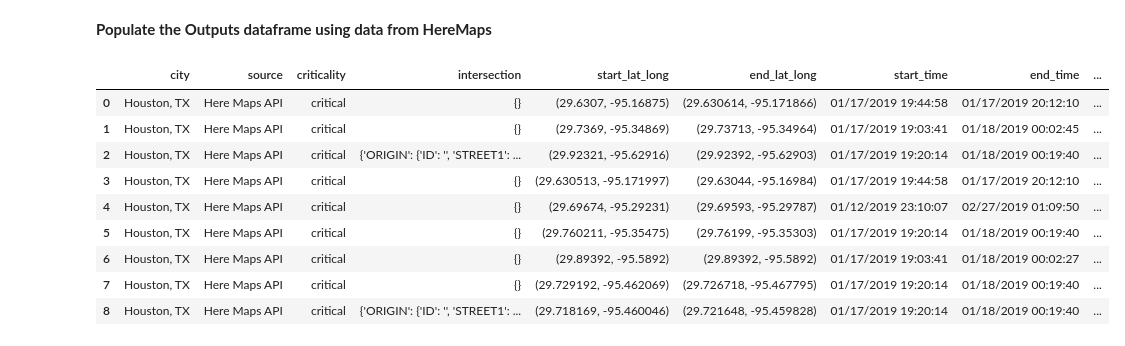
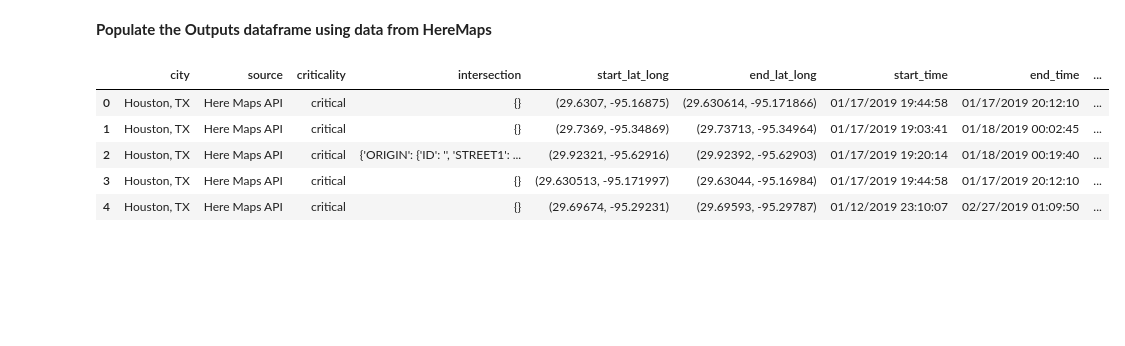
Before and after one commit to balak4/Optimizing-Evac-Routes, a Jupyter notebook: notebooks/data-collection-and-cleaning/1.0-bk-heremaps-data-extraction.ipynb, the cells around one changed output. Drawn from its saved outputs; the diff is of its cells as text; code cells hidden in the pictures; blank space fills up the shorter version.

```diff
--- a/notebooks/1.0-bk-heremaps-data-extraction.ipynb
+++ b/notebooks/data-collection-and-cleaning/1.0-bk-heremaps-data-extraction.ipynb
@@ -216,18 +217,14 @@ for index in incident_df_2.index:
     output_df['entry_time'][index] = incident_df_2['entry_time'][index]
 # %%
 # Final Output DataFrame
-output_df
+output_df.head()
 # %% [output]
 |  | city | source | criticality | intersection | start_lat_long | end_lat_long | start_time | end_time | ... |
 | 0 | Houston, TX | Here Maps API | critical | {} | (29.6307, -95.16875) | (29.630614, -95.171866) | 01/17/2019 19:44:58 | 01/17/2019 20:12:10 | ... |
 | 1 | Houston, TX | Here Maps API | critical | {} | (29.7369, -95.34869) | (29.73713, -95.34964) | 01/17/2019 19:03:41 | 01/18/2019 00:02:45 | ... |
 | 2 | Houston, TX | Here Maps API | critical | {'ORIGIN': {'ID': '', 'STREET1': ... | (29.92321, -95.62916) | (29.92392, -95.62903) | 01/17/2019 19:20:14 | 01/18/2019 00:19:40 | ... |
 | 3 | Houston, TX | Here Maps API | critical | {} | (29.630513, -95.171997) | (29.63044, -95.16984) | 01/17/2019 19:44:58 | 01/17/2019 20:12:10 | ... |
 | 4 | Houston, TX | Here Maps API | critical | {} | (29.69674, -95.29231) | (29.69593, -95.29787) | 01/12/2019 23:10:07 | 02/27/2019 01:09:50 | ... |
-| 5 | Houston, TX | Here Maps API | critical | {} | (29.760211, -95.35475) | (29.76199, -95.35303) | 01/17/2019 19:20:14 | 01/18/2019 00:19:40 | ... |
-| 6 | Houston, TX | Here Maps API | critical | {} | (29.89392, -95.5892) | (29.89392, -95.5892) | 01/17/2019 19:03:41 | 01/18/2019 00:02:27 | ... |
-| 7 | Houston, TX | Here Maps API | critical | {} | (29.729192, -95.462069) | (29.726718, -95.467795) | 01/17/2019 19:20:14 | 01/18/2019 00:19:40 | ... |
-| 8 | Houston, TX | Here Maps API | critical | {'ORIGIN': {'ID': '', 'STREET1': ... | (29.718169, -95.460046) | (29.721648, -95.459828) | 01/17/2019 19:20:14 | 01/18/2019 00:19:40 | ... |
 # %%
 # Write Output DataFrame to csv file
 output_df.to_csv('../data/2-interim/here_maps_output_' + \
```
Also changed, not shown: parts of 1 cell of this notebook, 40 other files.
